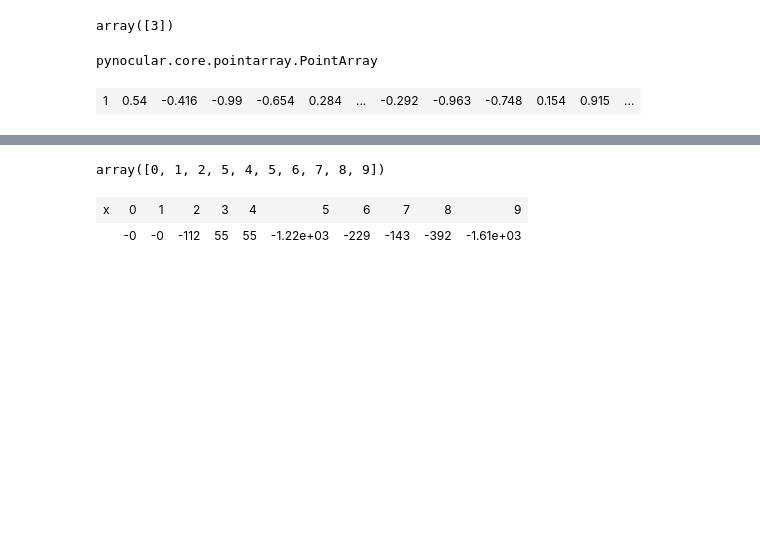
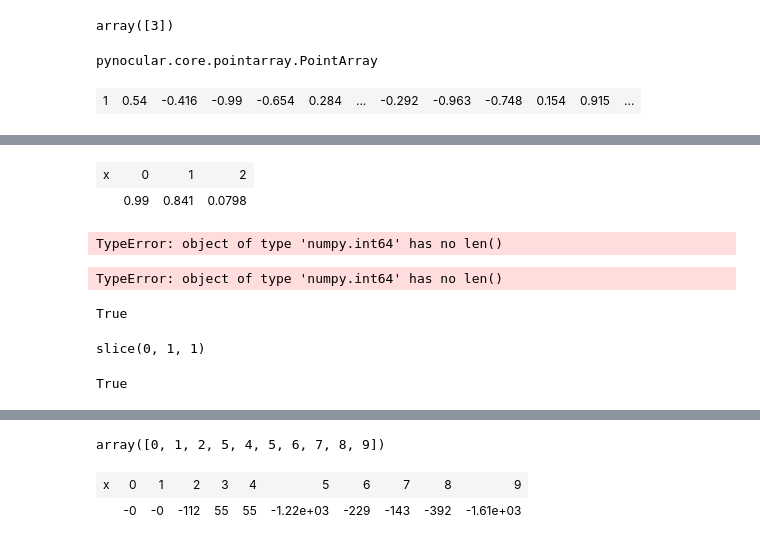
Before and after one commit to philippeller/dama, a Jupyter notebook: notebooks/GridData.ipynb, the cells around one changed output, grey strips where cells are left out. Cells and saved outputs as stored; diff of their text form; code cells hidden in the pictures; blank space fills up the shorter version.

```diff
--- a/notebooks/GridData.ipynb
+++ b/notebooks/GridData.ipynb
@@ -64,3 +64,25 @@ b
+# %%
+b[0:3,0]
+# %% [output]
+| x | 0 | 1 | 2 |
+|  | 0.99 | 0.841 | 0.0798 |
+# %%
+b[3.33:5.6, 4.4]
+# %% [output]
+TypeError: object of type 'numpy.int64' has no len()
+TypeError: object of type 'numpy.int64' has no len()
+# %%
+isinstance(3, (int, np.integer))
+# %% [output]
+True
+# %%
+slice(0,1,1)
+# %% [output]
+slice(0, 1, 1)
+# %%
+isinstance(Ellipsis, type(Ellipsis))
+# %% [output]
+True
 # %%
 f = np.sum(np.cos(b) -1.2 / b, axis='y')
 # %%
```
Also changed, not shown: parts of 3 cells of this notebook, 4 other files.
